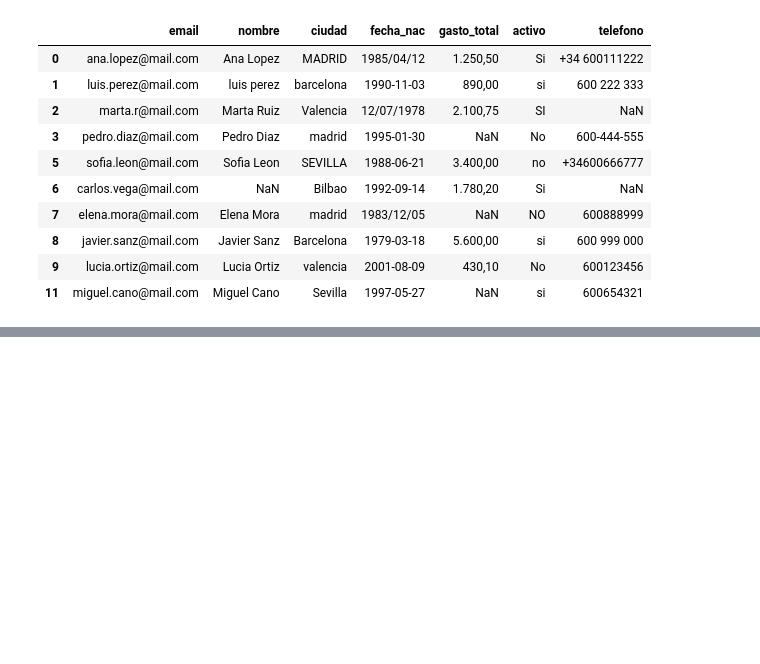
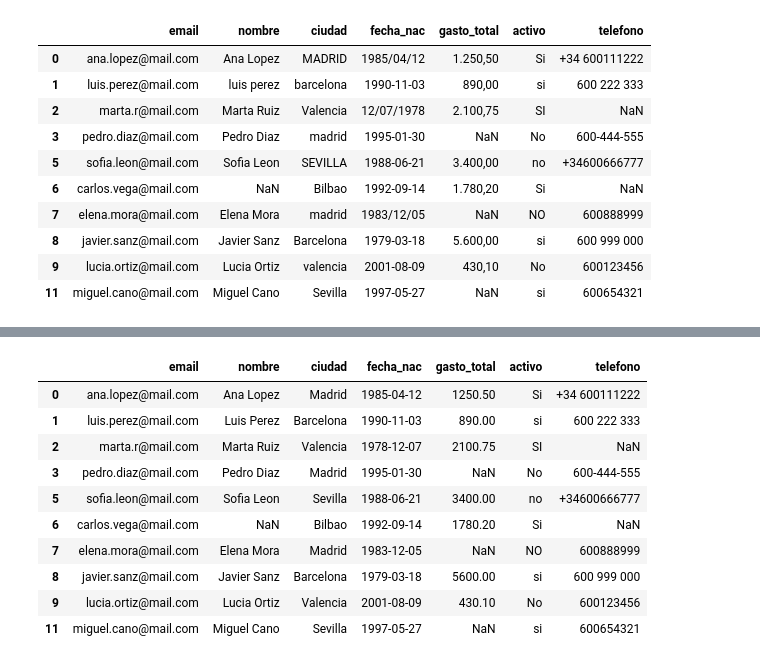
Before and after one commit to LuisVilla97Go/dataengineer-g1, a Jupyter notebook: fundamentos_pandas/notebooks/06_strings.ipynb, the cells around one changed output, grey strips where cells are left out. Saved outputs shown, nothing was run; the diff lists cells and outputs as text; code cells hidden in the pictures; blank space fills up the shorter version.

```diff
--- a/fundamentos_pandas/notebooks/06_strings.ipynb
+++ b/fundamentos_pandas/notebooks/06_strings.ipynb
@@ -76,0 +161,15 @@ clientes_sin_duplicados.head(10)
+# %%
+clientes_sin_duplicados["gasto_total"] = clientes_sin_duplicados["gasto_total"].astype(str).str.replace(".","").str.replace(",",".").astype("float64")
+clientes_sin_duplicados
+# %% [output]
+|  | email | nombre | ciudad | fecha_nac | gasto_total | activo | telefono |
+| 0 | ana.lopez@mail.com | Ana Lopez | Madrid | 1985-04-12 | 1250.50 | Si | +34 600111222 |
+| 1 | luis.perez@mail.com | Luis Perez | Barcelona | 1990-11-03 | 890.00 | si | 600 222 333 |
+| 2 | marta.r@mail.com | Marta Ruiz | Valencia | 1978-12-07 | 2100.75 | SI | NaN |
+| 3 | pedro.diaz@mail.com | Pedro Diaz | Madrid | 1995-01-30 | NaN | No | 600-444-555 |
+| 5 | sofia.leon@mail.com | Sofia Leon | Sevilla | 1988-06-21 | 3400.00 | no | +34600666777 |
+| 6 | carlos.vega@mail.com | NaN | Bilbao | 1992-09-14 | 1780.20 | Si | NaN |
+| 7 | elena.mora@mail.com | Elena Mora | Madrid | 1983-12-05 | NaN | NO | 600888999 |
+| 8 | javier.sanz@mail.com | Javier Sanz | Barcelona | 1979-03-18 | 5600.00 | si | 600 999 000 |
+| 9 | lucia.ortiz@mail.com | Lucia Ortiz | Valencia | 2001-08-09 | 430.10 | No | 600123456 |
+| 11 | miguel.cano@mail.com | Miguel Cano | Sevilla | 1997-05-27 | NaN | si | 600654321 |
```
Also changed, not shown: parts of 15 cells of this notebook, 5 other files.
